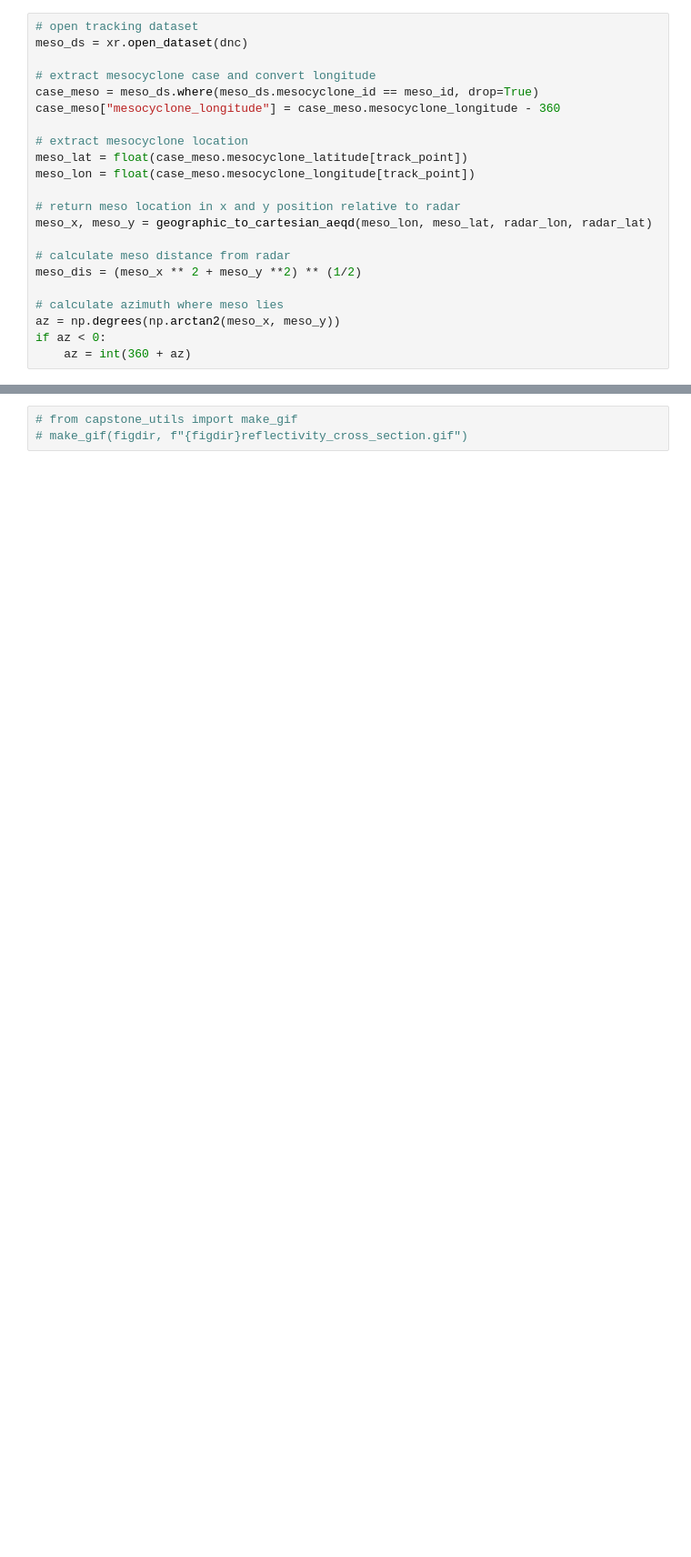
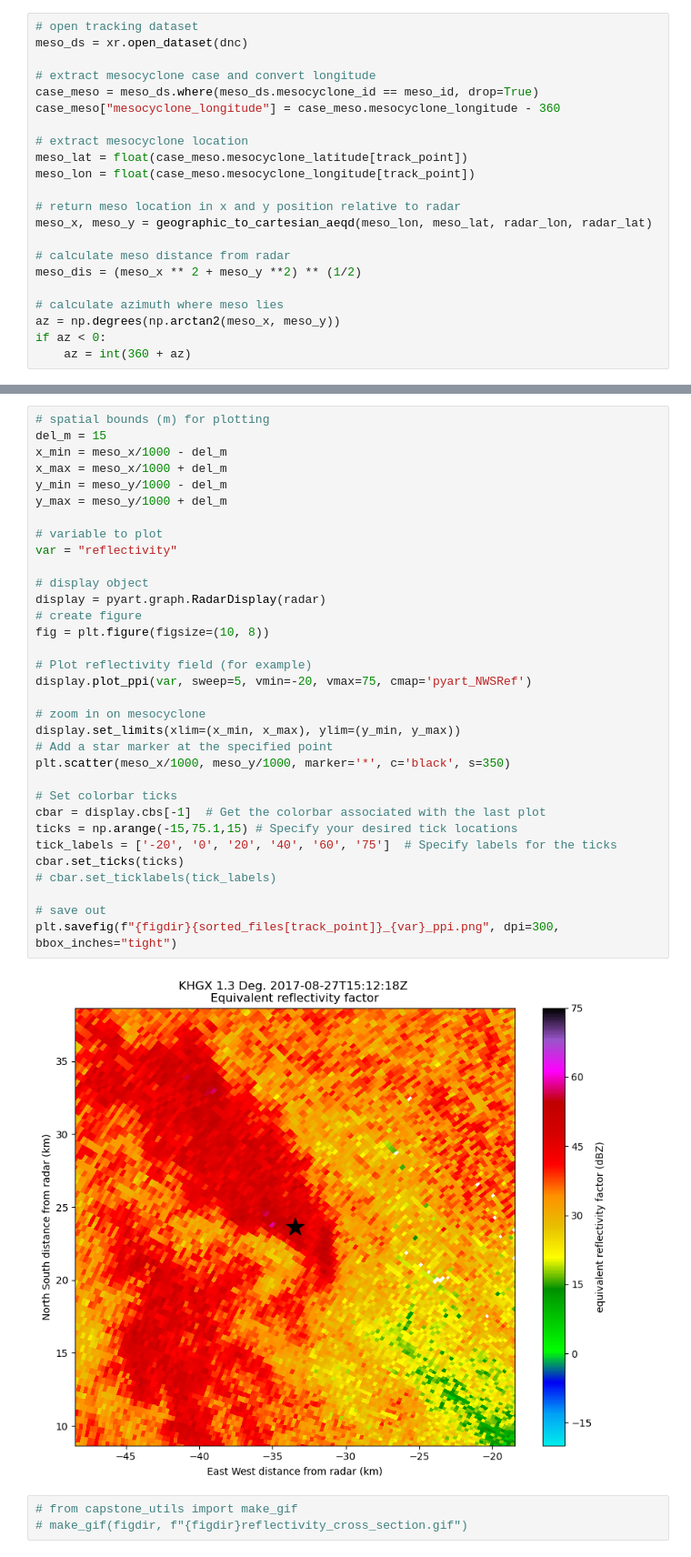
Before and after one commit to robbyfrost/Capstone_2023, a Jupyter notebook: plot_cross_section.ipynb, the cells around one changed output, grey strips where cells are left out. Shown at 91% size. Drawn from its saved outputs; the diff is of its cells as text; blank space fills up the shorter version.

```diff
--- a/plot_cross_section.ipynb
+++ b/plot_cross_section.ipynb
@@ -118,3 +118,38 @@ plt.savefig(f"{figdir}{sorted_files[track_point]}_reflectivity_cross_section.png
+# %%
+# spatial bounds (m) for plotting
+del_m = 15
+x_min = meso_x/1000 - del_m
+x_max = meso_x/1000 + del_m
+y_min = meso_y/1000 - del_m
+y_max = meso_y/1000 + del_m
+
+# variable to plot
+var = "reflectivity"
+
+# display object
+display = pyart.graph.RadarDisplay(radar)
+# create figure
+fig = plt.figure(figsize=(10, 8))
+
+# Plot reflectivity field (for example)
+display.plot_ppi(var, sweep=5, vmin=-20, vmax=75, cmap='pyart_NWSRef')
+
+# zoom in on mesocyclone
+display.set_limits(xlim=(x_min, x_max), ylim=(y_min, y_max))
+# Add a star marker at the specified point
+plt.scatter(meso_x/1000, meso_y/1000, marker='*', c='black', s=350)
+
+# Set colorbar ticks
+cbar = display.cbs[-1]  # Get the colorbar associated with the last plot
+ticks = np.arange(-15,75.1,15) # Specify your desired tick locations
+tick_labels = ['-20', '0', '20', '40', '60', '75']  # Specify labels for the ticks
+cbar.set_ticks(ticks)
+# cbar.set_ticklabels(tick_labels)
+
+# save out
+plt.savefig(f"{figdir}{sorted_files[track_point]}_{var}_ppi.png", dpi=300, bbox_inches="tight")
+# %% [output]
+[figure, added]
 # %%
 # from capstone_utils import make_gif
 # make_gif(figdir, f"{figdir}reflectivity_cross_section.gif")
```
Also changed, not shown: parts of 2 cells of this notebook, 1 other file.
